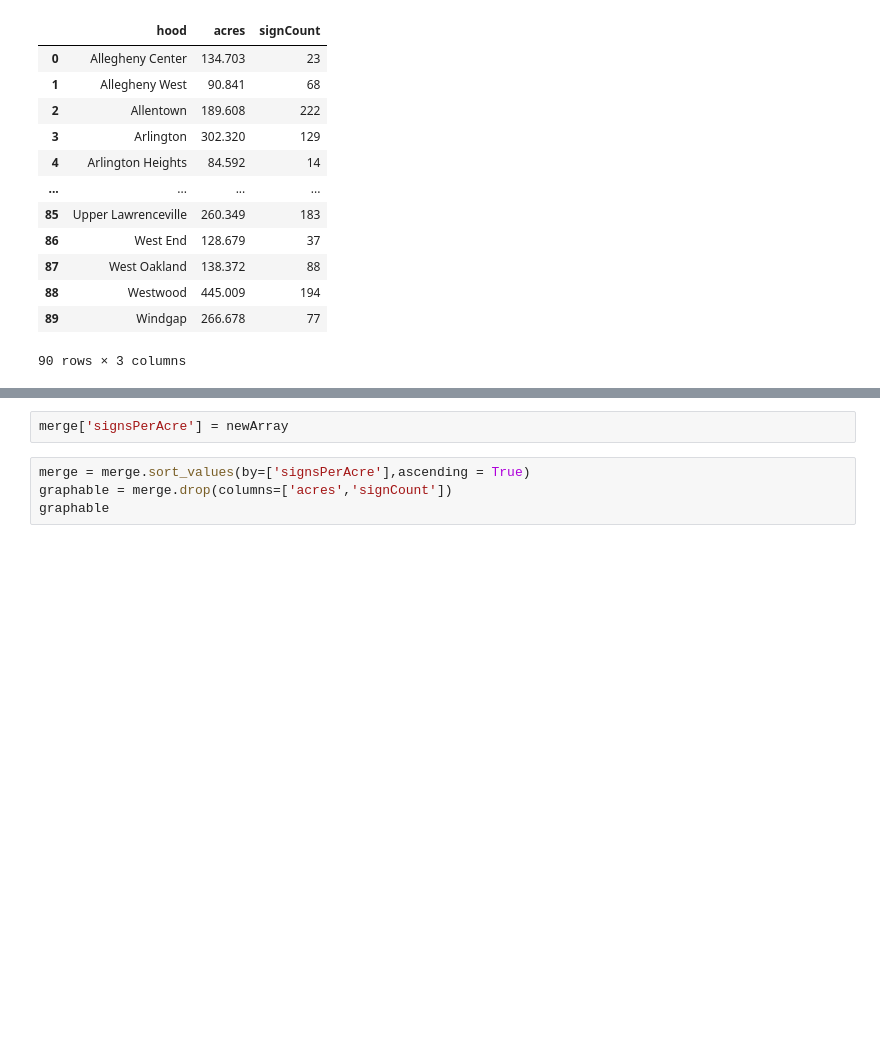
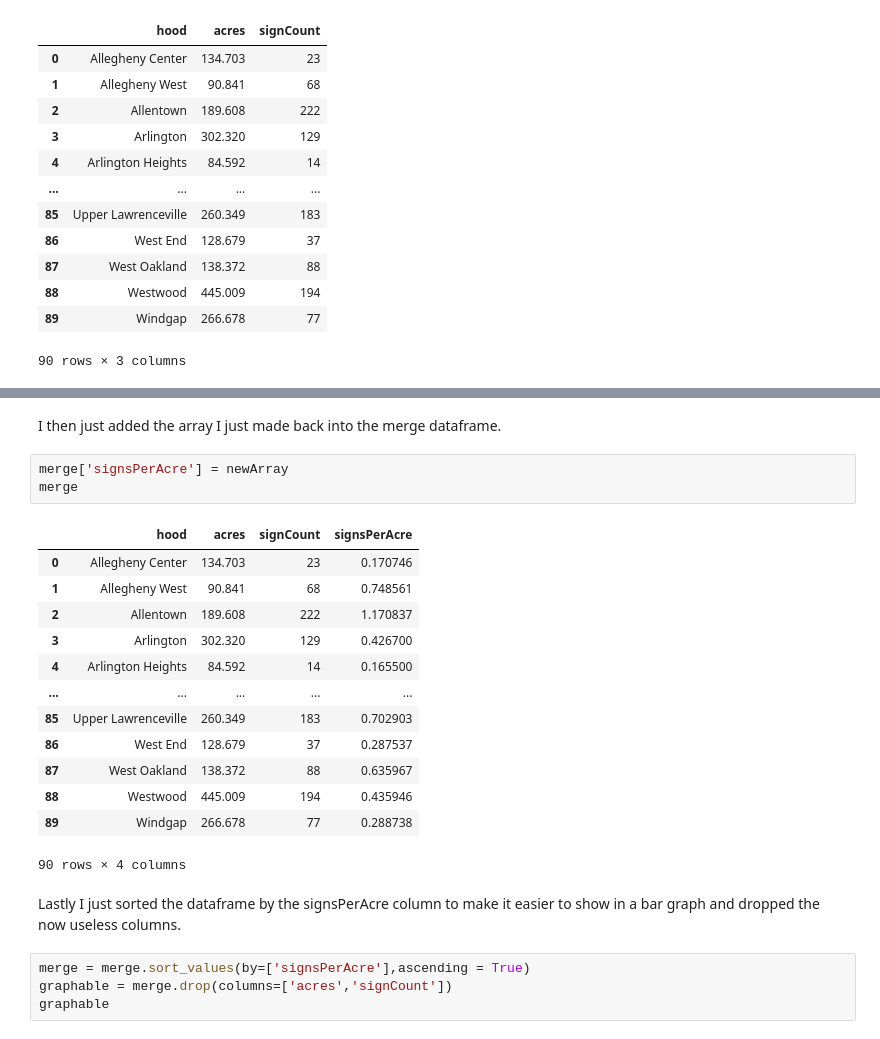
Before and after one commit to durigon-sam/Final-Project, a Jupyter notebook: SignsData.ipynb, the cells around one changed output, grey strips where cells are left out. Drawn from its saved outputs; the diff is of its cells as text; blank space fills up the shorter version.

```diff
--- a/SignsData.ipynb
+++ b/SignsData.ipynb
@@ -86,5 +205,24 @@ for x in range(90):
+# %% [markdown]
+I then just added the array I just made back into the merge dataframe.
 # %%
 merge['signsPerAcre'] = newArray
+merge
+# %% [output]
+|  | hood | acres | signCount | signsPerAcre |
+| 0 | Allegheny Center | 134.703 | 23 | 0.170746 |
+| 1 | Allegheny West | 90.841 | 68 | 0.748561 |
+| 2 | Allentown | 189.608 | 222 | 1.170837 |
+| 3 | Arlington | 302.320 | 129 | 0.426700 |
+| 4 | Arlington Heights | 84.592 | 14 | 0.165500 |
+| ... | ... | ... | ... | ... |
+| 85 | Upper Lawrenceville | 260.349 | 183 | 0.702903 |
+| 86 | West End | 128.679 | 37 | 0.287537 |
+| 87 | West Oakland | 138.372 | 88 | 0.635967 |
+| 88 | Westwood | 445.009 | 194 | 0.435946 |
+| 89 | Windgap | 266.678 | 77 | 0.288738 |
+90 rows × 4 columns
+# %% [markdown]
+Lastly I just sorted the dataframe by the signsPerAcre column to make it easier to show in a bar graph and dropped the now useless columns.
 # %%
 merge = merge.sort_values(by=['signsPerAcre'],ascending = True)
 graphable = merge.drop(columns=['acres','signCount'])
```
Also changed, not shown: parts of 23 cells of this notebook.
